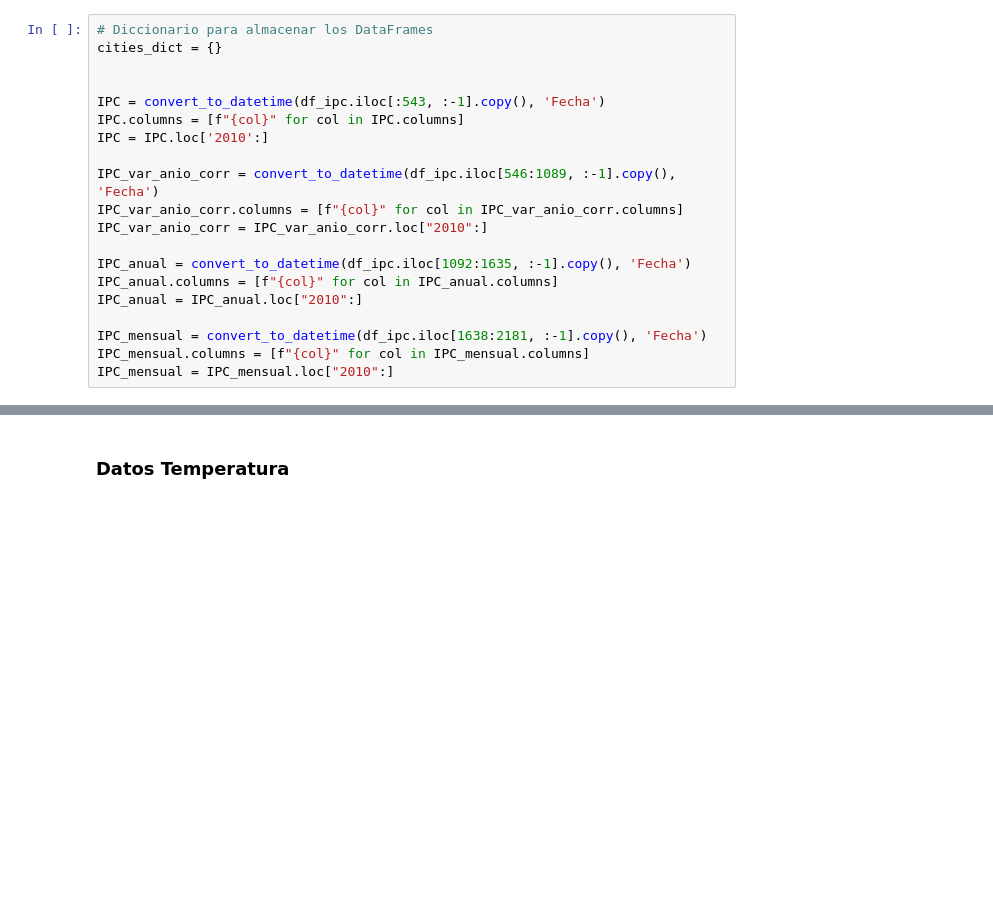
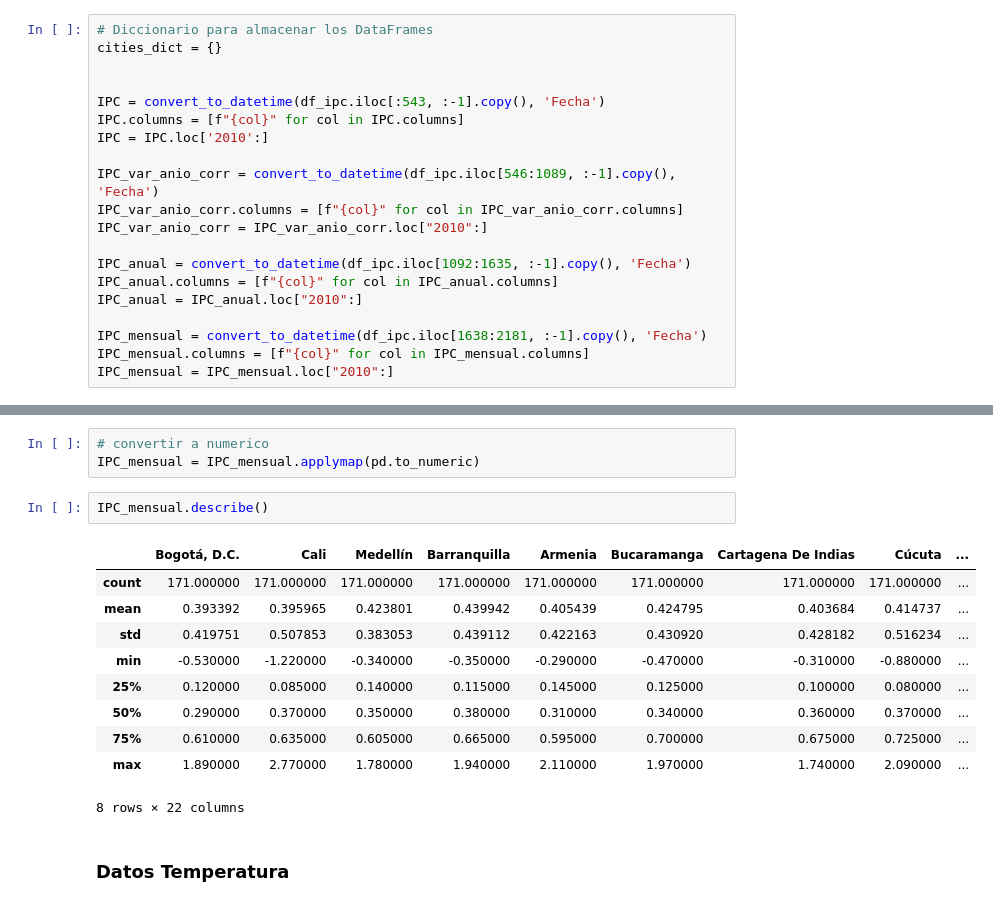
Before and after one commit to andersonjalvarado/Proyecto-IA-Javeriana, a Jupyter notebook: Proyecto.ipynb, the cells around one changed output, grey strips where cells are left out. Drawn from its saved outputs; the diff is of its cells as text; blank space fills up the shorter version.

```diff
--- a/Proyecto.ipynb
+++ b/Proyecto.ipynb
@@ -195,3 +216,19 @@ Freq: M, Name: Neiva, Length: 171, dtype: object
+# %%
+# convertir a numerico
+IPC_mensual = IPC_mensual.applymap(pd.to_numeric)
+# %%
+IPC_mensual.describe()
+# %% [output]
+|  | Bogotá, D.C. | Cali | Medellín | Barranquilla | Armenia | Bucaramanga | Cartagena De Indias | Cúcuta | ... |
+| count | 171.000000 | 171.000000 | 171.000000 | 171.000000 | 171.000000 | 171.000000 | 171.000000 | 171.000000 | ... |
+| mean | 0.393392 | 0.395965 | 0.423801 | 0.439942 | 0.405439 | 0.424795 | 0.403684 | 0.414737 | ... |
+| std | 0.419751 | 0.507853 | 0.383053 | 0.439112 | 0.422163 | 0.430920 | 0.428182 | 0.516234 | ... |
+| min | -0.530000 | -1.220000 | -0.340000 | -0.350000 | -0.290000 | -0.470000 | -0.310000 | -0.880000 | ... |
+| 25% | 0.120000 | 0.085000 | 0.140000 | 0.115000 | 0.145000 | 0.125000 | 0.100000 | 0.080000 | ... |
+| 50% | 0.290000 | 0.370000 | 0.350000 | 0.380000 | 0.310000 | 0.340000 | 0.360000 | 0.370000 | ... |
+| 75% | 0.610000 | 0.635000 | 0.605000 | 0.665000 | 0.595000 | 0.700000 | 0.675000 | 0.725000 | ... |
+| max | 1.890000 | 2.770000 | 1.780000 | 1.940000 | 2.110000 | 1.970000 | 1.740000 | 2.090000 | ... |
+8 rows × 22 columns
 # %% [markdown]
 ### Datos Temperatura
 # %% [markdown]
```
Also changed, not shown: parts of 11 cells of this notebook.
